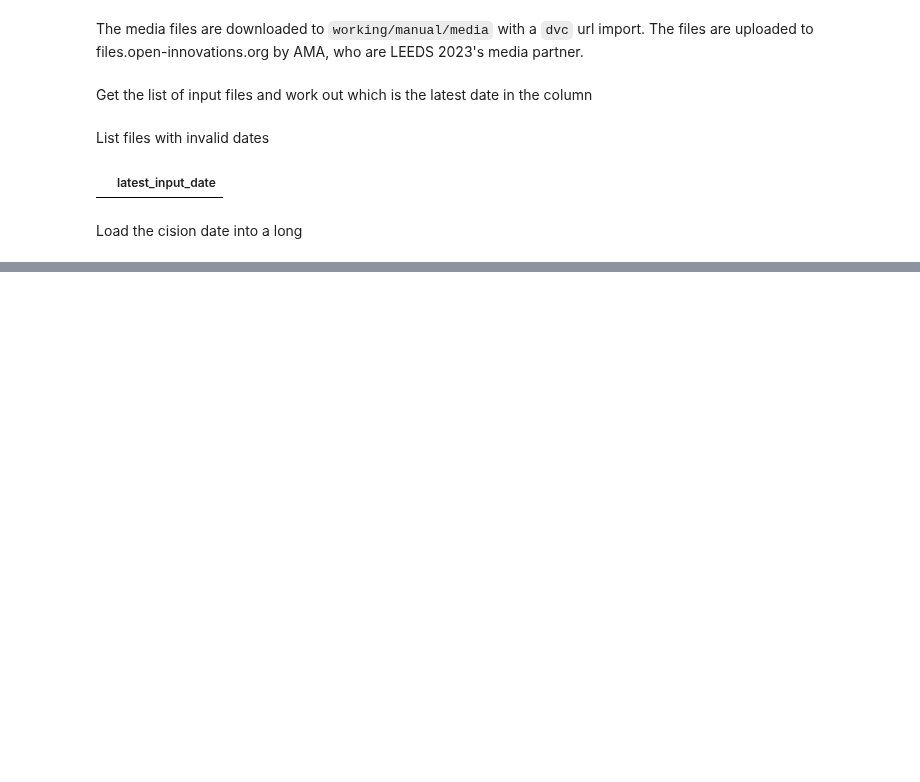
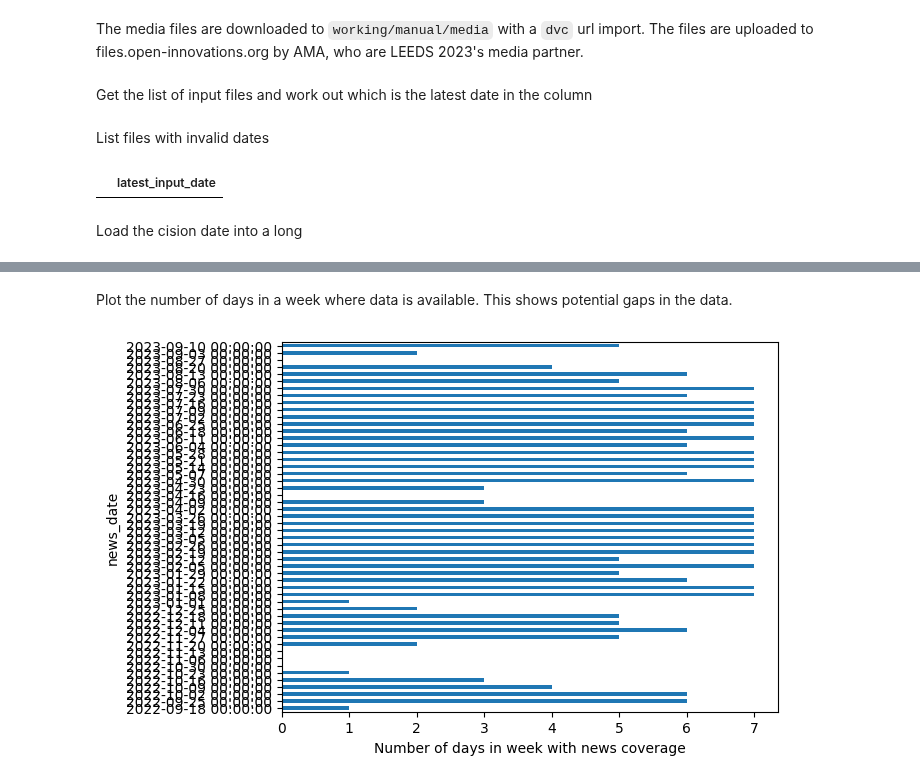
Before and after one commit to open-innovations/leeds-2023, a Jupyter notebook: scripts/metrics/media/ingest-cision.ipynb, the cells around one changed output, grey strips where cells are left out. Cells and saved outputs as stored; diff of their text form; code cells hidden in the pictures; blank space fills up the shorter version.

```diff
--- a/scripts/metrics/media/ingest-cision.ipynb
+++ b/scripts/metrics/media/ingest-cision.ipynb
@@ -102,0 +110,8 @@ cision_data.pipe(clean_up).pipe(save_csv, output_file=CISION_FILE)
+# %% [markdown]
+Plot the number of days in a week where data is available. This shows potential gaps in the data.
+# %%
+ax = cision_data.groupby('news_date').news_headline.count().resample('W').count().plot.barh(
+  xlabel='Number of days in week with news coverage'
+)
+# %% [output]
+[figure, added]
```
Also changed, not shown: parts of 3 cells of this notebook, 2 other files.
